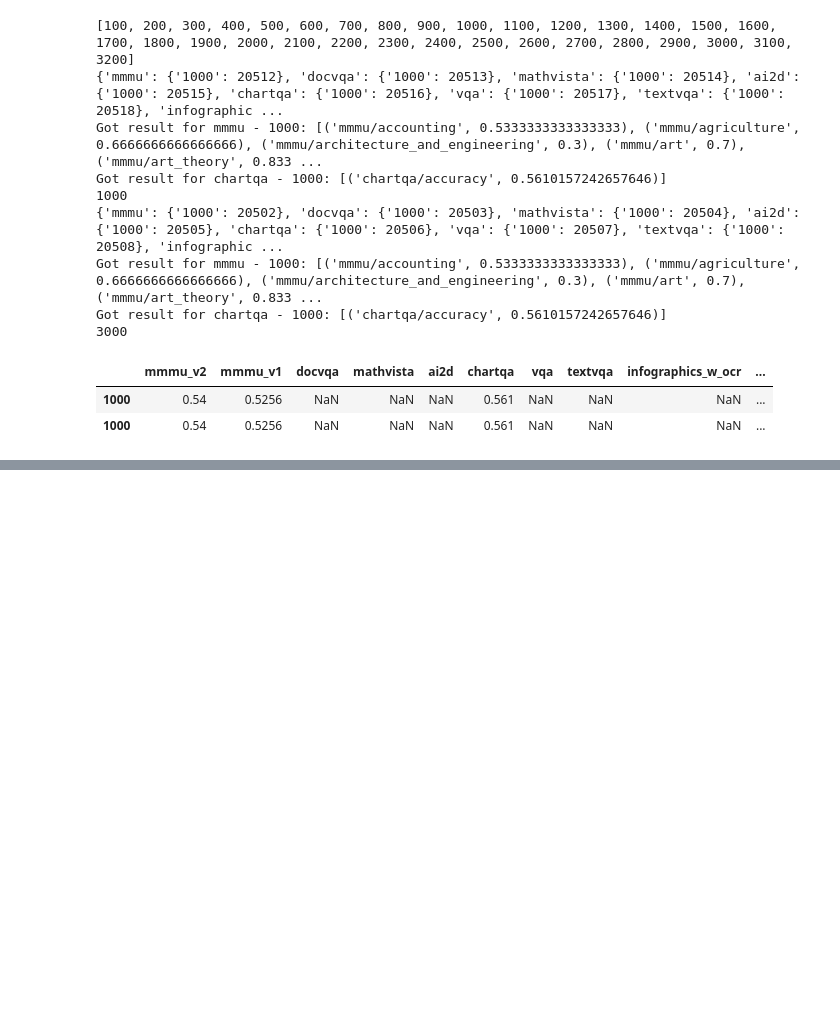
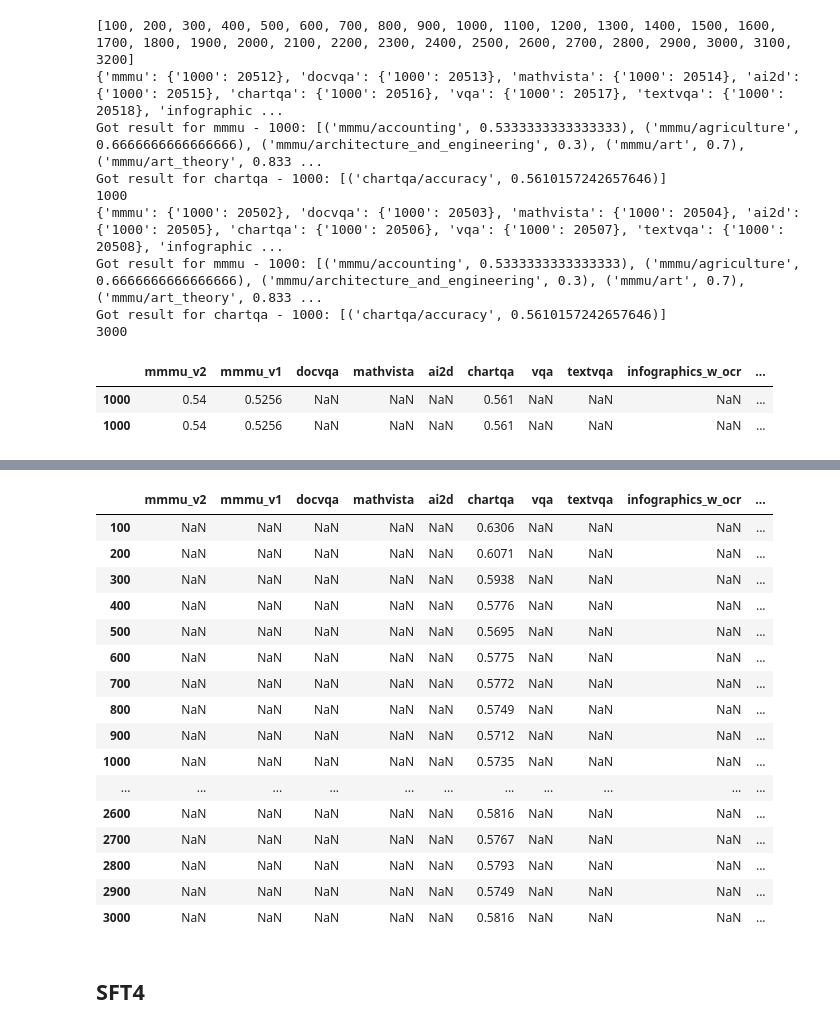
Before and after one commit to harrytranx/experiments, a Jupyter notebook: eval.ipynb, the cells around one changed output, grey strips where cells are left out. Saved outputs shown, nothing was run; the diff lists cells and outputs as text; code cells hidden in the pictures; blank space fills up the shorter version.

```diff
--- a/eval.ipynb
+++ b/eval.ipynb
@@ -814,0 +941,22 @@ Got result for chartqa - 1000: [('chartqa/accuracy', 0.5610157242657646)]
+# %%
+eval_helper.get_eval_scores_all(OUTPUT_SFT3)
+# %% [output]
+|  | mmmu_v2 | mmmu_v1 | docvqa | mathvista | ai2d | chartqa | vqa | textvqa | infographics_w_ocr | ... |
+| 100 | NaN | NaN | NaN | NaN | NaN | 0.6306 | NaN | NaN | NaN | ... |
+| 200 | NaN | NaN | NaN | NaN | NaN | 0.6071 | NaN | NaN | NaN | ... |
+| 300 | NaN | NaN | NaN | NaN | NaN | 0.5938 | NaN | NaN | NaN | ... |
+| 400 | NaN | NaN | NaN | NaN | NaN | 0.5776 | NaN | NaN | NaN | ... |
+| 500 | NaN | NaN | NaN | NaN | NaN | 0.5695 | NaN | NaN | NaN | ... |
+| 600 | NaN | NaN | NaN | NaN | NaN | 0.5775 | NaN | NaN | NaN | ... |
+| 700 | NaN | NaN | NaN | NaN | NaN | 0.5772 | NaN | NaN | NaN | ... |
+| 800 | NaN | NaN | NaN | NaN | NaN | 0.5749 | NaN | NaN | NaN | ... |
+| 900 | NaN | NaN | NaN | NaN | NaN | 0.5712 | NaN | NaN | NaN | ... |
+| 1000 | NaN | NaN | NaN | NaN | NaN | 0.5735 | NaN | NaN | NaN | ... |
+| ... | ... | ... | ... | ... | ... | ... | ... | ... | ... | ... |
+| 2600 | NaN | NaN | NaN | NaN | NaN | 0.5816 | NaN | NaN | NaN | ... |
+| 2700 | NaN | NaN | NaN | NaN | NaN | 0.5767 | NaN | NaN | NaN | ... |
+| 2800 | NaN | NaN | NaN | NaN | NaN | 0.5793 | NaN | NaN | NaN | ... |
+| 2900 | NaN | NaN | NaN | NaN | NaN | 0.5749 | NaN | NaN | NaN | ... |
+| 3000 | NaN | NaN | NaN | NaN | NaN | 0.5816 | NaN | NaN | NaN | ... |
+# %% [markdown]
+## SFT4
```
Also changed, not shown: parts of 18 cells of this notebook, 2 other files.
